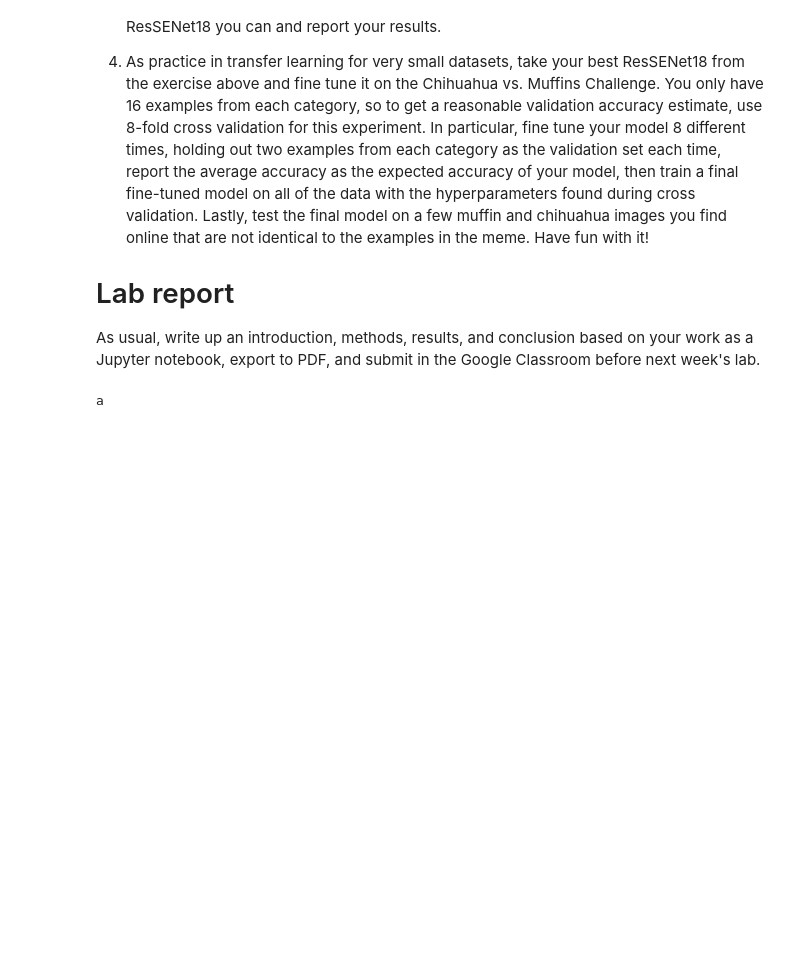
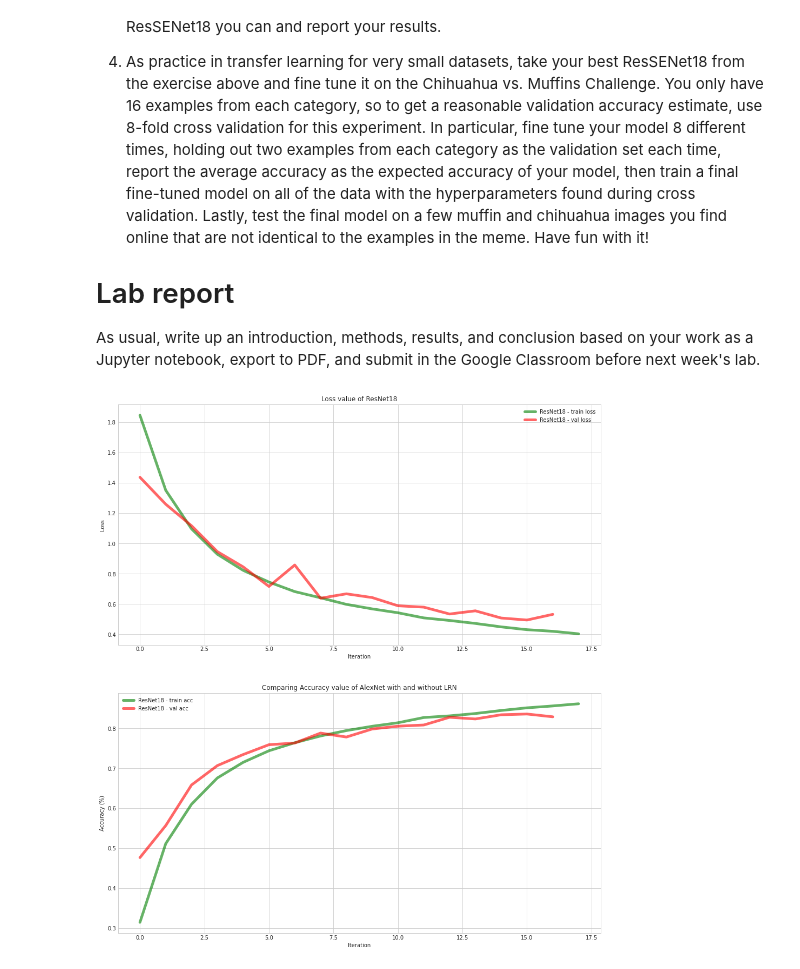
Before and after one commit to akraradets/2021JanRTML, a Jupyter notebook: lab3/lab3 - report.ipynb, the cells around one changed output. Saved outputs shown, nothing was run; the diff lists cells and outputs as text; code cells hidden in the pictures; blank space fills up the shorter version.

Commit message:
running resnet18

```diff
--- a/lab3/lab3 - report.ipynb
+++ b/lab3/lab3 - report.ipynb
@@ -11,9 +11,37 @@
 
 # Lab report
 As usual, write up an introduction, methods, results, and conclusion based on your work as a Jupyter notebook, export to PDF, and submit in the Google Classroom before next week's lab.
-# %%
-from myNetwork.mySENet import SENet
-
-SENet.a('b')
-# %% [output]
-a
+# %%
+import pickle
+import matplotlib.pyplot as plt
+plt.style.use('seaborn-whitegrid')
+
+fig, ax = plt.subplots(2, figsize=(16,18))
+with open("./result-20210129-072251/resnet18_bestsofar_train_loss.txt", 'rb') as handle:
+    data = pickle.load(handle)
+    ax[0].plot(data, label="ResNet18 - train loss", c='g', lw=5, alpha=0.6)
+
+with open("./result-20210129-072251/resnet18_bestsofar_val_loss.txt", 'rb') as handle:
+    data = pickle.load(handle)
+    ax[0].plot(data, label="ResNet18 - val loss", c='r', lw=5, alpha=0.6)
+
+ax[0].set_xlabel('Iteration')
+ax[0].set_ylabel('Loss')
+ax[0].set_title('Loss value of ResNet18')
+ax[0].legend()
+
+with open("./result-20210129-072251/resnet18_bestsofar_train_acc.txt", 'rb') as handle:
+    data = pickle.load(handle)
+    ax[1].plot(data, label="ResNet18 - train acc", c='g', lw=5, alpha=0.6)
+with open("./result-20210129-072251/resnet18_bestsofar_val_acc.txt", 'rb') as handle:
+    data = pickle.load(handle)
+    ax[1].plot(data, label="ResNet18 - val acc", c='r', lw=5, alpha=0.6)
+
+ax[1].set_xlabel('Iteration')
+ax[1].set_ylabel('Accuracy (%)')
+ax[1].set_title('Comparing Accuracy value of AlexNet with and without LRN')
+ax[1].legend()
+
+plt.show()
+# %% [output]
+[figure, added]
```
Also changed, not shown: 8 other files.
